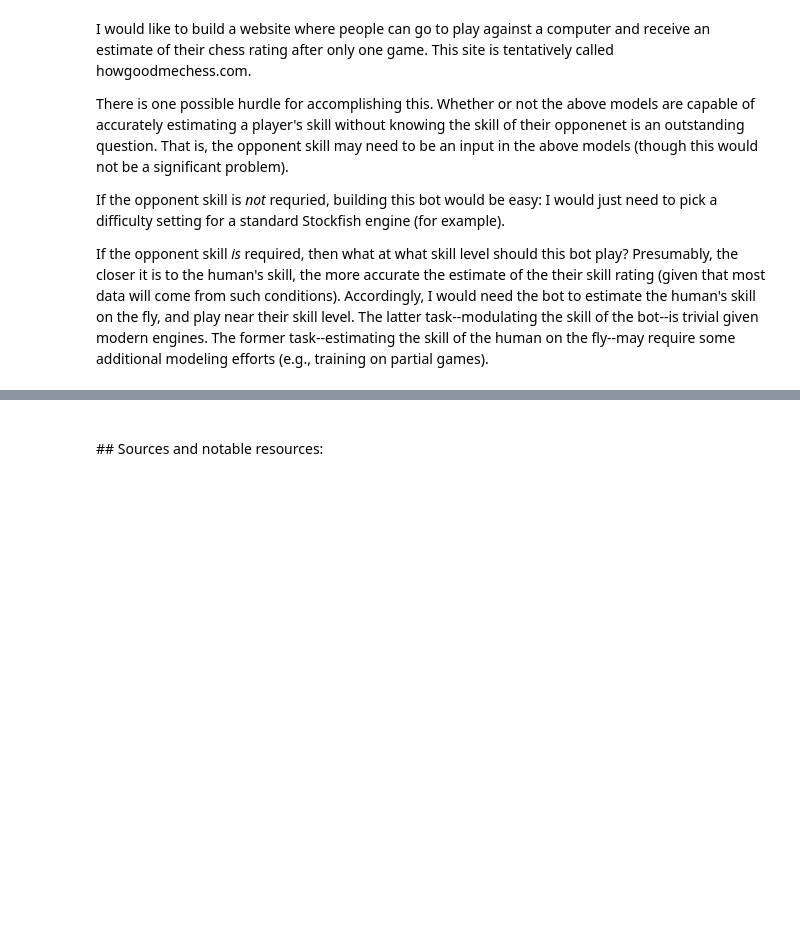
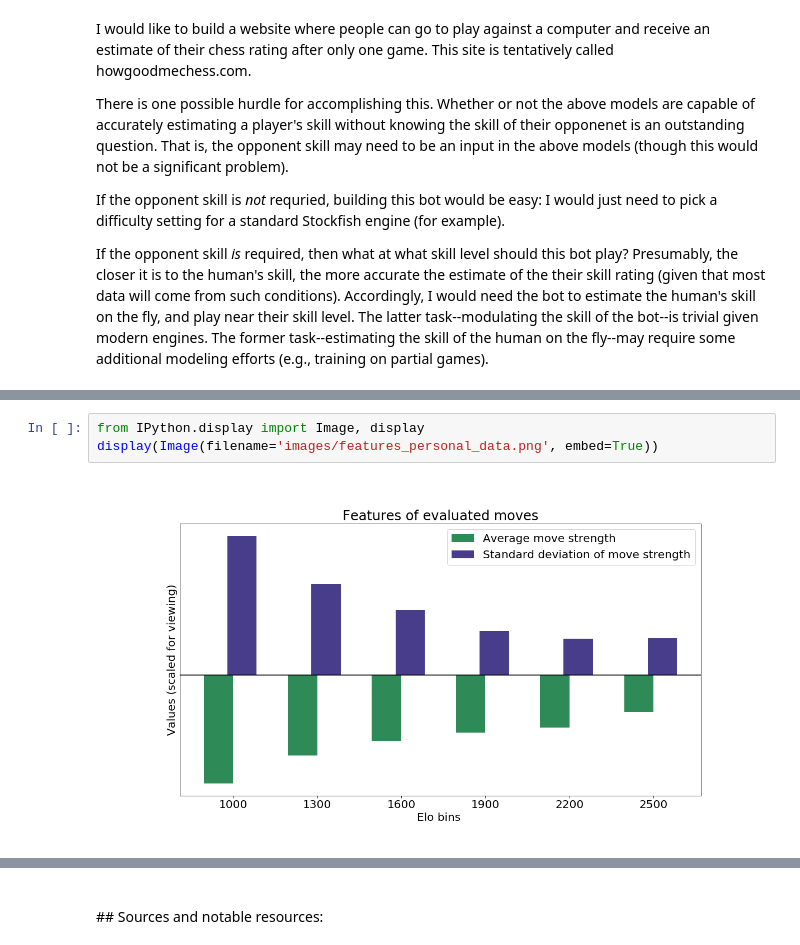
Before and after one commit to tmahlstrom/DI_proposal, a Jupyter notebook: Tyler_Mark_Ahlstrom_Project_Proposal.ipynb, the cells around one changed output, grey strips where cells are left out. Cells and saved outputs as stored; diff of their text form; blank space fills up the shorter version.

```diff
--- a/Tyler_Mark_Ahlstrom_Project_Proposal.ipynb
+++ b/Tyler_Mark_Ahlstrom_Project_Proposal.ipynb
@@ -105,0 +157,5 @@ If the opponent skill *is* required, then what at what skill level should this b
+# %%
+from IPython.display import Image, display
+display(Image(filename='images/features_personal_data.png', embed=True))
+# %% [output]
+[figure, added]
```
Also changed, not shown: parts of 12 cells of this notebook.
